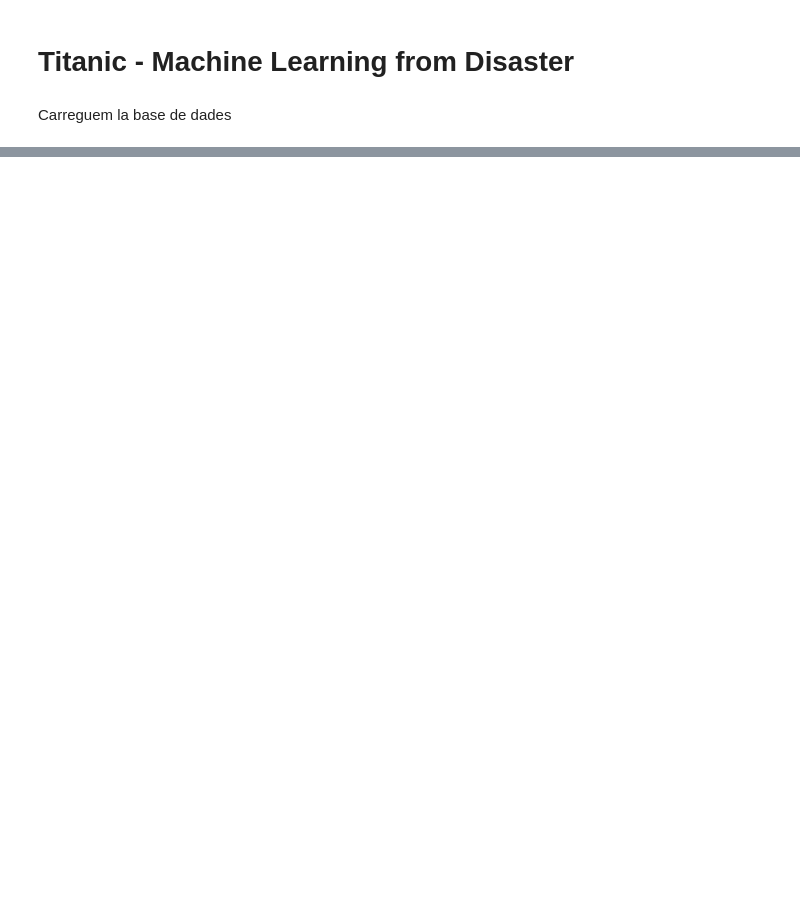
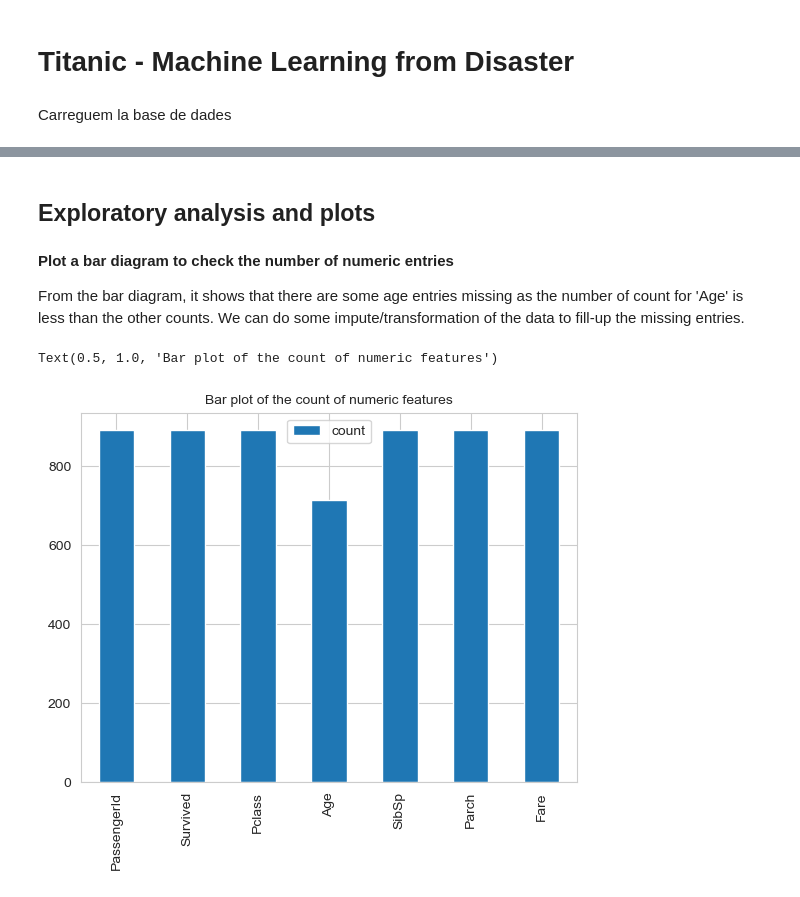
Before and after one commit to YssfDevOps/Titanic-Kaggle-Prediction-Project, a Jupyter notebook: EntregaPractica.ipynb, the cells around one changed output, grey strips where cells are left out. Drawn from its saved outputs; the diff is of its cells as text; code cells hidden in the pictures; blank space fills up the shorter version.

```diff
--- a/EntregaPractica.ipynb
+++ b/EntregaPractica.ipynb
@@ -47,0 +68,3 @@ df
+# %%
+d = train.describe()
+d
@@ -47,0 +81,13 @@ df
+# %% [markdown]
+## Exploratory analysis and plots
+# %% [markdown]
+**Plot a bar diagram to check the number of numeric entries**
+
+From the bar diagram, it shows that there are some age entries missing as the number of count for 'Age' is less than the other counts. We can do some impute/transformation of the data to fill-up the missing entries.
+# %%
+dT=d.T
+dT.plot.bar(y='count')
+plt.title("Bar plot of the count of numeric features",fontsize=10)
+# %% [output]
+Text(0.5, 1.0, 'Bar plot of the count of numeric features')
+[figure, added]
```
Also changed, not shown: parts of 28 cells of this notebook.
